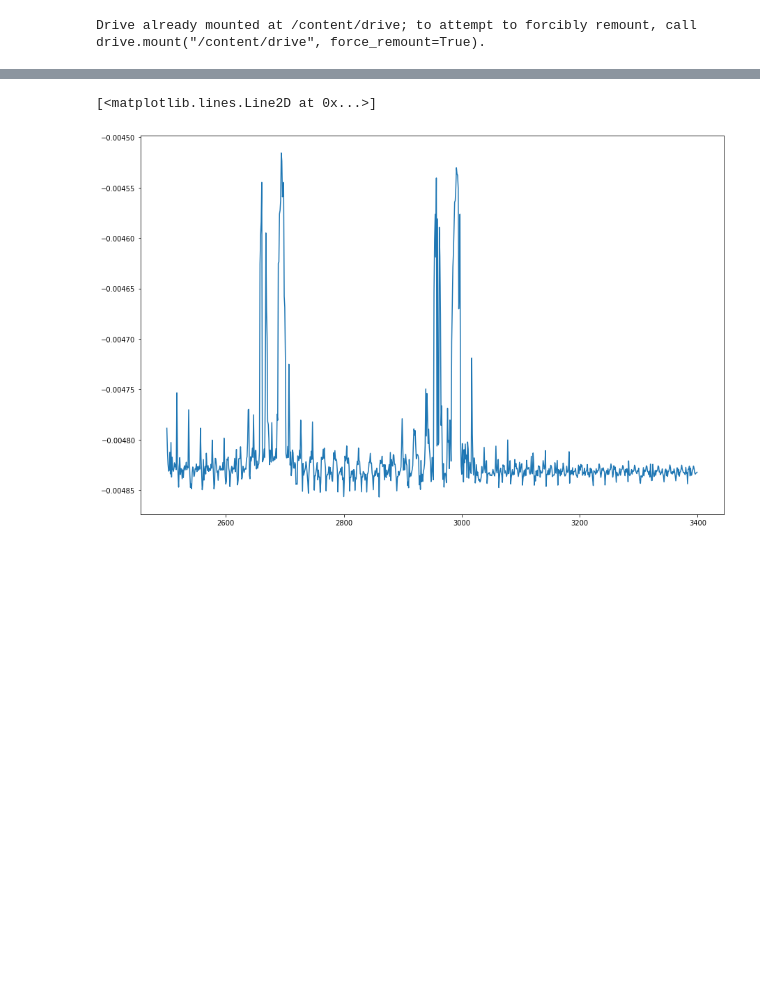
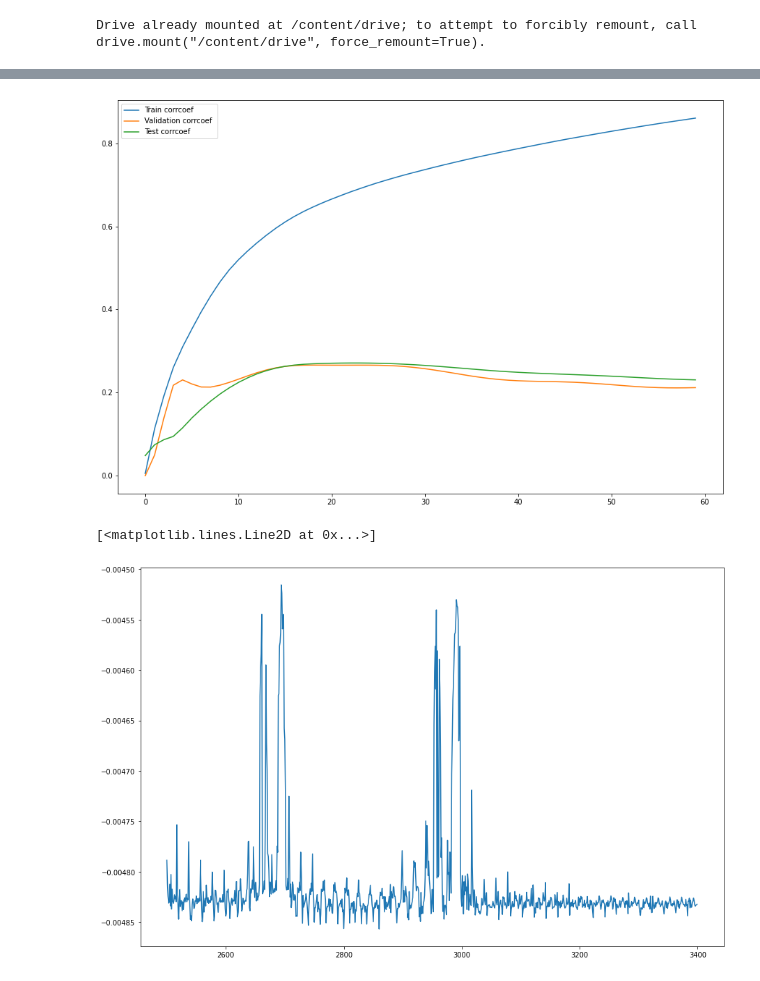
Before and after one commit to sMamooler/Resource-Efficient-ML-Algorithm-for-On-Implant-Neurological-Symptom-Detection, a Jupyter notebook: demoSara.ipynb, the cells around one changed output, grey strips where cells are left out. Saved outputs shown, nothing was run; the diff lists cells and outputs as text; code cells hidden in the pictures; blank space fills up the shorter version.

```diff
--- a/demoSara.ipynb
+++ b/demoSara.ipynb
@@ -239,0 +283,10 @@ Correlation coefficient test : 0.06782398544829552
+# %%
+fig_corrcoef = plt.figure(figsize=(15,10))
+#plt.plot(x[:], result[0][:], 'o')
+plt.plot( all_corrcoef[0])
+plt.plot( all_corrcoef_val[0])
+plt.plot( all_corrcoef_test[0])
+plt.legend(["Train corrcoef ", "Validation corrcoef ", "Test corrcoef"], loc = 'best')
+fig_corrcoef.savefig(os.path.join(figure_path, 'Corrcoef '+str(len(all_corrcoef_test)+' epochs no binarization subj 10 finger 0.png'), format='png')
+# %% [output]
+[figure, added]
```
Also changed, not shown: parts of 9 cells of this notebook.
